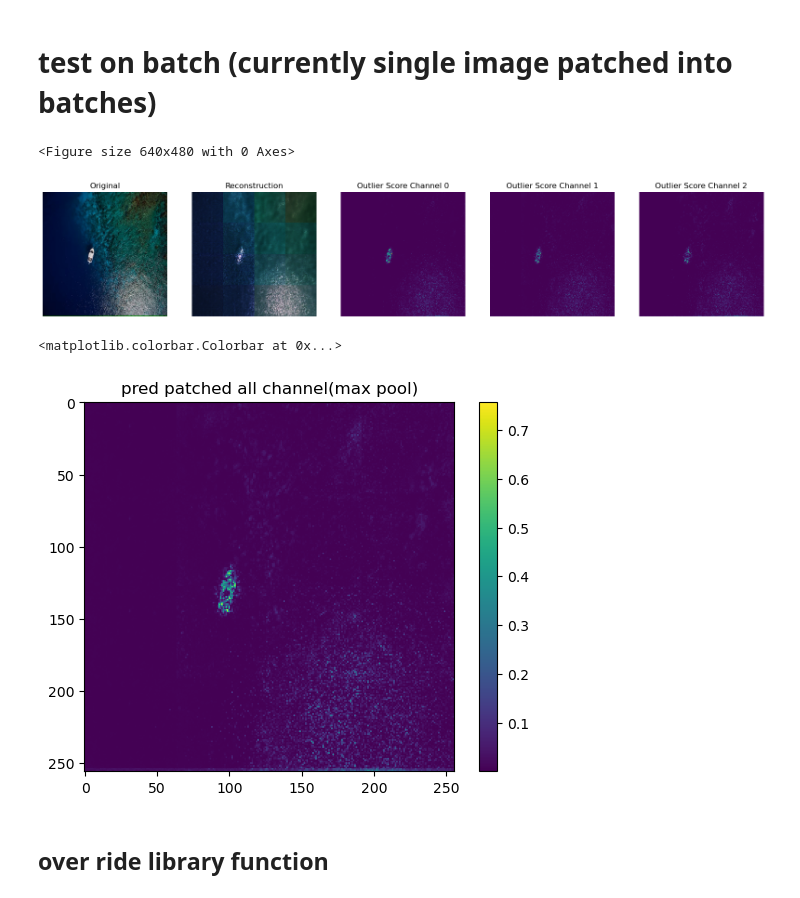
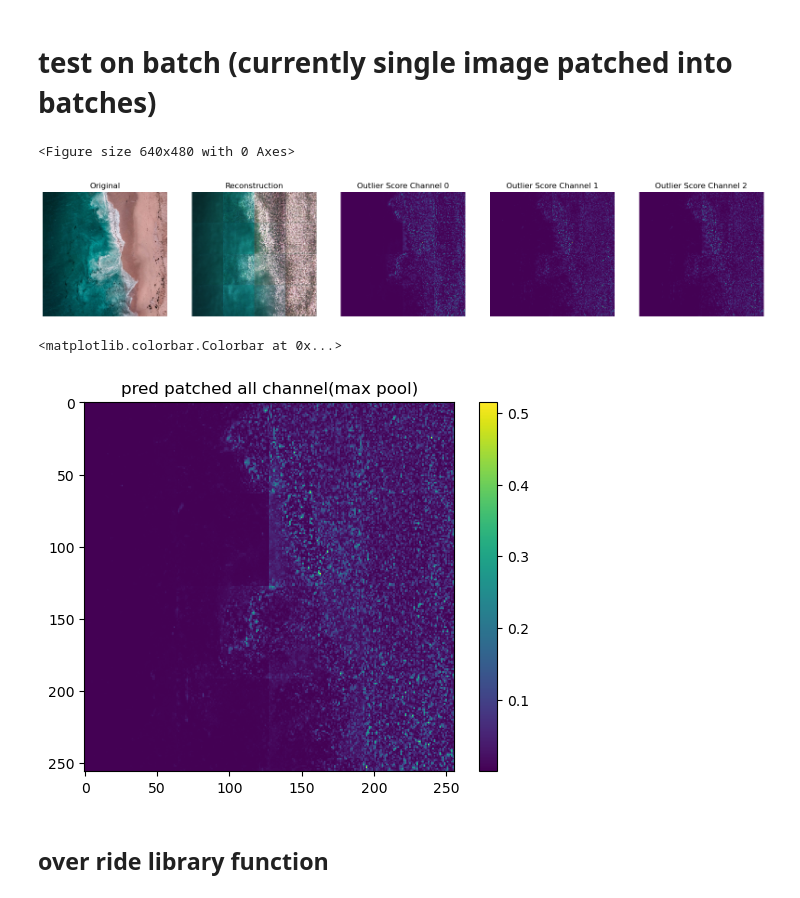
Before and after one commit to ahmadSum1/NTNU_mscThesis, a Jupyter notebook: 264_alibinet_outlier_detection_skb_smallNet.ipynb, the cells around one changed output. Saved outputs shown, nothing was run; the diff lists cells and outputs as text; code cells hidden in the pictures.

```diff
--- a/264_alibinet_outlier_detection_skb_smallNet.ipynb
+++ b/264_alibinet_outlier_detection_skb_smallNet.ipynb
@@ -388,15 +388,18 @@ adam = tf.keras.optimizers.Adam(learning_rate=1e-4)
 
 # Run train on CPU
 # with tf.device('/cpu:0'):
-
+from plot_learning_callback import PlotLearning
+callbacks_list = [PlotLearning()]
 batchsize = 64
 history = od.fit(train,
                     loss_fn=elbo,
                     cov_elbo=dict(sim=.05),
                     optimizer = adam,
-                    epochs=80,
+                    epochs=2,
                     batch_size=batchsize,
-                    verbose=True)
+                    verbose=True,
+                    # shuffle=True,
+                    callbacks=callbacks_list)
 
 #Check the threshold value. Should be the same as defined before.
 print("Current threshold value is: ", od.threshold)
@@ -463,6 +454,6 @@ print("Current threshold value is: ", od.threshold)
 # %%
-# img_num = 92
-img_num = 32
+img_num = 100
+# img_num = 32
 # print(bad_dataset.shape)
 test_bad_image = bad_dataset[img_num].reshape(1, SIZE, SIZE, 3)
 
@@ -475,12 +466,9 @@ print("recon shape: ", test_bad_image_recon.shape)
 test_bad_image_recon = test_bad_image_recon.numpy()
 
 
-Y = od.predict(test_bad_image) #Returns a dictionary of data and metadata
+Y = od.predict(test_bad_image, outlier_perc=91.0) #Returns a dictionary of data and metadata
+# print("Current threshold value is: ", od.threshold)
 
-#Data dictionary contains the instance_score, feature_score, and whether it is an outlier or not.
-#Let u look at the values under the 'data' key in our output dictionary
-# bad_image_instance_score = test_bad_image_predict['data']['instance_score'][0]
-# print("The instance score is:", bad_image_instance_score)
 
 print("Is this image an outlier (0 for NO and 1 for YES)?", Y['data']['is_outlier'][0])
 Y_masks = Y['data']['feature_score']
@@ -614,7 +602,7 @@ img_patches, indices = resize_patch("datasets/bad/12_jpg.rf.3e89e71970211bfc2939
 img_patches, indices = resize_patch("datasets/mixed/47_jpg.rf.e9ddd312d9bce1895776d1c2a1c19f94.jpg")
 img_patches, indices = resize_patch("datasets/bad/8_jpg.rf.b9f95418c204e14db64bc06bcf057d94.jpg")
 img_patches, indices = resize_patch("aerial-shot-boat-beautiful-blue-ocean-bonaire-caribbean_181624-6680.jpg")
-# img_patches, indices = resize_patch("aerial-shot-shoreline.jpg")
+img_patches, indices = resize_patch("aerial-shot-shoreline.jpg")
 
 emp = EMPatches()
 
@@ -637,36 +625,36 @@ merged_pred = emp.merge_patches(Y_masks_list, indices, mode='avg')
 Y['data']['feature_score'] = merged_pred[np.newaxis]
 
 
 
 X_p_recon = od.vae(X_p).numpy()
 
 X_recon = emp.merge_patches([*X_p_recon], indices, mode='avg')
 
 
 
 plt.figure()
 # plt.colorbar()
 plot_feature_outlier_image(Y,
                            X[np.newaxis],
                            X_recon=X_recon[np.newaxis],
                            instance_ids=[0],  # pass a list with indices of instances to display
                            max_instances=16,  # max nb of instances to display
                            outliers_only=False)  # only show outlier predictions
 
 # plt.colorbar()
 plt.show()
 ##############################
 
 
 plt.figure()
 plt.imshow(merged_pred.max(axis=2))
 plt.title("pred patched all channel(max pool)")
 plt.colorbar()
 # %% [output]
 <Figure size 640x480 with 0 Axes>
-[figure, old version]
+[figure, new version]
 <matplotlib.colorbar.Colorbar at 0x...>
-[figure, old version]
+[figure, new version]
 # %% [markdown]
 ## over ride library function
 # %%
```
Also changed, not shown: parts of 3 cells of this notebook, 2 other files.
